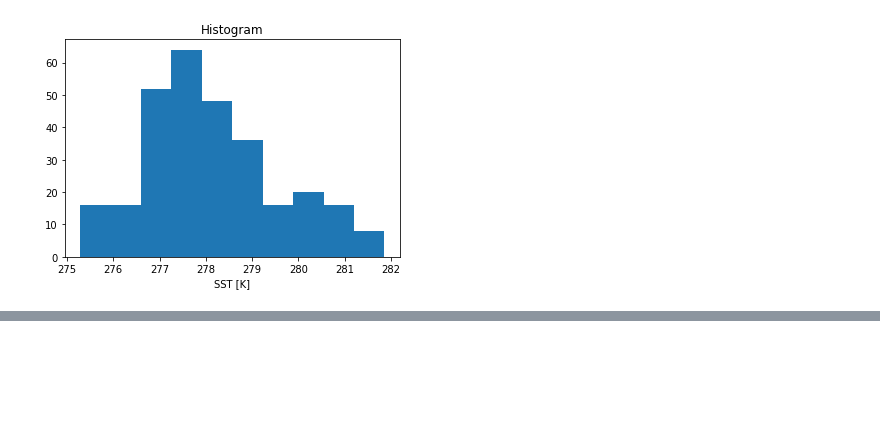
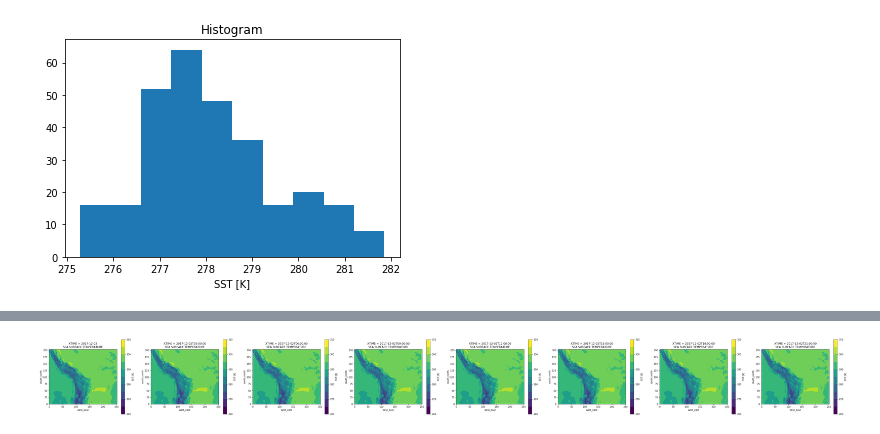
Before and after one commit to daliagachc/wrf_management, a Jupyter notebook: wrf_management/plot/check_lake_temp.ipynb, the cells around one changed output, grey strips where cells are left out. Drawn from its saved outputs; the diff is of its cells as text; code cells hidden in the pictures; blank space fills up the shorter version.

```diff
--- a/wrf_management/plot/check_lake_temp.ipynb
+++ b/wrf_management/plot/check_lake_temp.ipynb
@@ -9,3 +14,4 @@ from datetime import datetime as dt
 # %%
-path = '/tmp/wrf_management/data_folder/runs/run_2019_02_27/wrf'
-df = wp.get_df_list(path=path,pref='wrfout_d')
+path = os.path.join(gc.PATH_DATA, 'runs/run_2019_02_27/wrf')
+print(gc.PATH_DATA)
+df = wp.get_df_list(path=path, pref='wrfout_d')
@@ -85,31 +111,33 @@ list(ar.variables)
 # %%
-_d4 = df.index.get_level_values('d')==3
+_d4 = df.index.get_level_values('d') == 2
 df4 = df[_d4]
-plist =['SST']
-skim = ['T','TSLB']
-adjust=['T']
-vm,vM = 260,310
-lv = round((vM-vm)/5.)+1
-columns = [0,3,6,9,12,15,18,21]
+plist = ['SST']
+skim = ['T', 'TSLB']
+adjust = ['T']
+vm, vM = 260, 310
+lv = round((vM - vm) / 5.) + 1
+columns = [0, 3, 6, 9, 12, 15, 18, 21]
 nn = 6
-fig = plt.figure(d,figsize=(1.3*nn*len(columns),nn*len(plist)))
+fig = plt.figure(d, figsize=(1.3 * nn * len(columns), nn * len(plist)))
 ll = 1
 for l in plist:
     for c in columns:
         row = df4.iloc[c]
         ar = xr.open_dataset(row.p)
-        ax = fig.add_subplot(len(plist),len(columns),ll)
+        ax = fig.add_subplot(len(plist), len(columns), ll)
         ar1 = ar[l]
         desc = ar1.description
         ar1 = ar1.isel(Time=0)
         if l in skim: ar1 = ar1[0]
-        if l in adjust: ar1 = ar1+290
-        ar1.plot(ax=ax,levels=lv, vmin =vm,vmax=vM)
-        ax.set_title(ax.get_title()+
-                     '\n'+
+        if l in adjust: ar1 = ar1 + 290
+        ar1.plot(ax=ax, levels=lv, vmin=vm, vmax=vM)
+        ax.set_title(ax.get_title() +
+                     '\n' +
                      desc)
         ax.set_aspect('equal')
-        ll = ll+1
+        ll = ll + 1
+# %% [output]
+[figure, added]
 # %%
 par = 'T2'
 ndf = []
```
Also changed, not shown: parts of 12 cells of this notebook, 2 other files.
